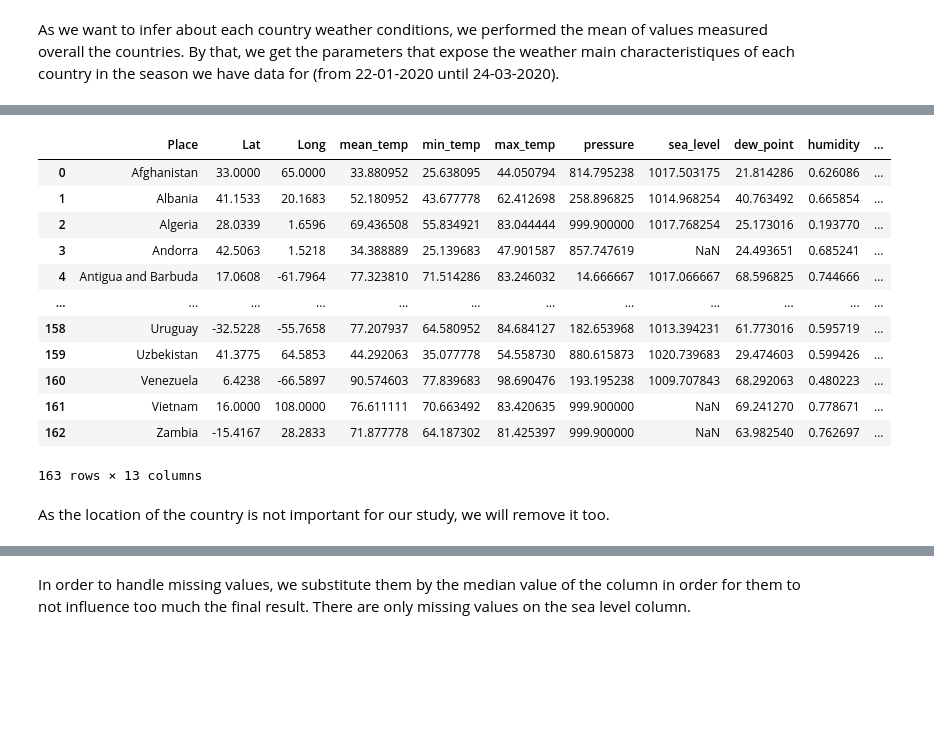
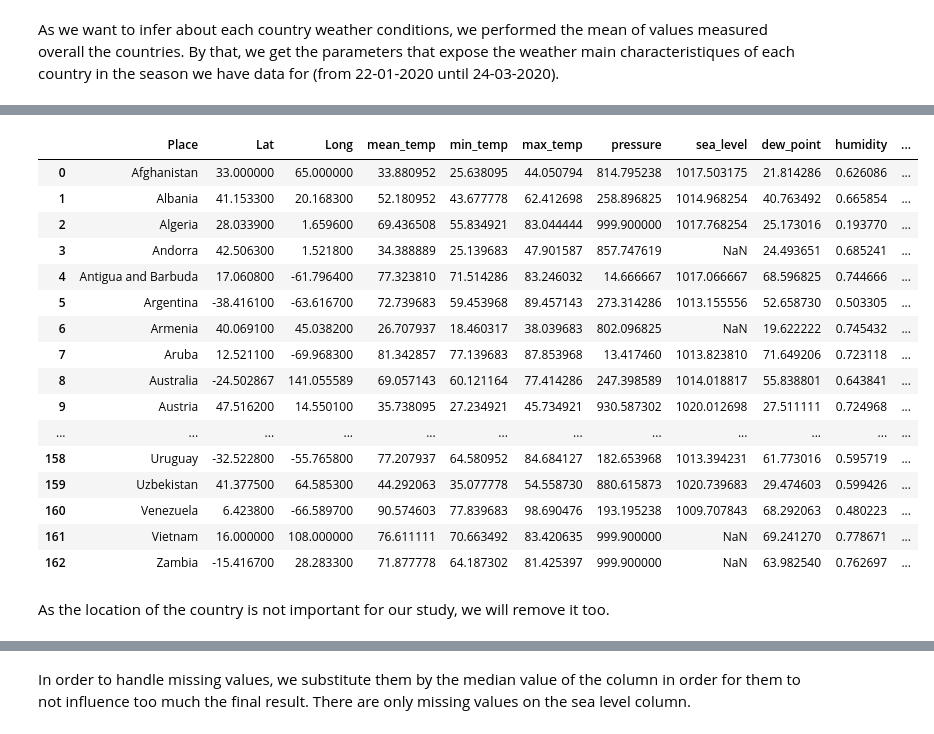
Before and after one commit to Sargazzo/DBM2, a Jupyter notebook: Weather Clusters.ipynb, the cells around one changed output, grey strips where cells are left out. Saved outputs shown, nothing was run; the diff lists cells and outputs as text; code cells hidden in the pictures; blank space fills up the shorter version.

```diff
--- a/Weather Clusters.ipynb
+++ b/Weather Clusters.ipynb
@@ -45,20 +44,26 @@ KeyError: "['Id'] not found in axis"
 # %%
+#Display all values
+pd.set_option("display.max_rows", None, "display.max_columns", None)
 data
 # %% [output]
 |  | Place | Lat | Long | mean_temp | min_temp | max_temp | pressure | sea_level | dew_point | humidity | ... |
-| 0 | Afghanistan | 33.0000 | 65.0000 | 33.880952 | 25.638095 | 44.050794 | 814.795238 | 1017.503175 | 21.814286 | 0.626086 | ... |
-| 1 | Albania | 41.1533 | 20.1683 | 52.180952 | 43.677778 | 62.412698 | 258.896825 | 1014.968254 | 40.763492 | 0.665854 | ... |
-| 2 | Algeria | 28.0339 | 1.6596 | 69.436508 | 55.834921 | 83.044444 | 999.900000 | 1017.768254 | 25.173016 | 0.193770 | ... |
-| 3 | Andorra | 42.5063 | 1.5218 | 34.388889 | 25.139683 | 47.901587 | 857.747619 | NaN | 24.493651 | 0.685241 | ... |
-| 4 | Antigua and Barbuda | 17.0608 | -61.7964 | 77.323810 | 71.514286 | 83.246032 | 14.666667 | 1017.066667 | 68.596825 | 0.744666 | ... |
+| 0 | Afghanistan | 33.000000 | 65.000000 | 33.880952 | 25.638095 | 44.050794 | 814.795238 | 1017.503175 | 21.814286 | 0.626086 | ... |
+| 1 | Albania | 41.153300 | 20.168300 | 52.180952 | 43.677778 | 62.412698 | 258.896825 | 1014.968254 | 40.763492 | 0.665854 | ... |
+| 2 | Algeria | 28.033900 | 1.659600 | 69.436508 | 55.834921 | 83.044444 | 999.900000 | 1017.768254 | 25.173016 | 0.193770 | ... |
+| 3 | Andorra | 42.506300 | 1.521800 | 34.388889 | 25.139683 | 47.901587 | 857.747619 | NaN | 24.493651 | 0.685241 | ... |
+| 4 | Antigua and Barbuda | 17.060800 | -61.796400 | 77.323810 | 71.514286 | 83.246032 | 14.666667 | 1017.066667 | 68.596825 | 0.744666 | ... |
+| 5 | Argentina | -38.416100 | -63.616700 | 72.739683 | 59.453968 | 89.457143 | 273.314286 | 1013.155556 | 52.658730 | 0.503305 | ... |
+| 6 | Armenia | 40.069100 | 45.038200 | 26.707937 | 18.460317 | 38.039683 | 802.096825 | NaN | 19.622222 | 0.745432 | ... |
+| 7 | Aruba | 12.521100 | -69.968300 | 81.342857 | 77.139683 | 87.853968 | 13.417460 | 1013.823810 | 71.649206 | 0.723118 | ... |
+| 8 | Australia | -24.502867 | 141.055589 | 69.057143 | 60.121164 | 77.414286 | 247.398589 | 1014.018817 | 55.838801 | 0.643841 | ... |
+| 9 | Austria | 47.516200 | 14.550100 | 35.738095 | 27.234921 | 45.734921 | 930.587302 | 1020.012698 | 27.511111 | 0.724968 | ... |
 | ... | ... | ... | ... | ... | ... | ... | ... | ... | ... | ... | ... |
-| 158 | Uruguay | -32.5228 | -55.7658 | 77.207937 | 64.580952 | 84.684127 | 182.653968 | 1013.394231 | 61.773016 | 0.595719 | ... |
-| 159 | Uzbekistan | 41.3775 | 64.5853 | 44.292063 | 35.077778 | 54.558730 | 880.615873 | 1020.739683 | 29.474603 | 0.599426 | ... |
-| 160 | Venezuela | 6.4238 | -66.5897 | 90.574603 | 77.839683 | 98.690476 | 193.195238 | 1009.707843 | 68.292063 | 0.480223 | ... |
-| 161 | Vietnam | 16.0000 | 108.0000 | 76.611111 | 70.663492 | 83.420635 | 999.900000 | NaN | 69.241270 | 0.778671 | ... |
-| 162 | Zambia | -15.4167 | 28.2833 | 71.877778 | 64.187302 | 81.425397 | 999.900000 | NaN | 63.982540 | 0.762697 | ... |
+| 158 | Uruguay | -32.522800 | -55.765800 | 77.207937 | 64.580952 | 84.684127 | 182.653968 | 1013.394231 | 61.773016 | 0.595719 | ... |
+| 159 | Uzbekistan | 41.377500 | 64.585300 | 44.292063 | 35.077778 | 54.558730 | 880.615873 | 1020.739683 | 29.474603 | 0.599426 | ... |
+| 160 | Venezuela | 6.423800 | -66.589700 | 90.574603 | 77.839683 | 98.690476 | 193.195238 | 1009.707843 | 68.292063 | 0.480223 | ... |
+| 161 | Vietnam | 16.000000 | 108.000000 | 76.611111 | 70.663492 | 83.420635 | 999.900000 | NaN | 69.241270 | 0.778671 | ... |
+| 162 | Zambia | -15.416700 | 28.283300 | 71.877778 | 64.187302 | 81.425397 | 999.900000 | NaN | 63.982540 | 0.762697 | ... |
-163 rows × 13 columns
-# %% [markdown]
-As the location of the country is not important for our study, we will remove it too.
+# %% [markdown]
+As the location of the country is not important for our study, we will remove it too.
 # %%
 data = data.drop(columns=['Lat','Long'], axis = 1)
```
Also changed, not shown: parts of 22 cells of this notebook.
